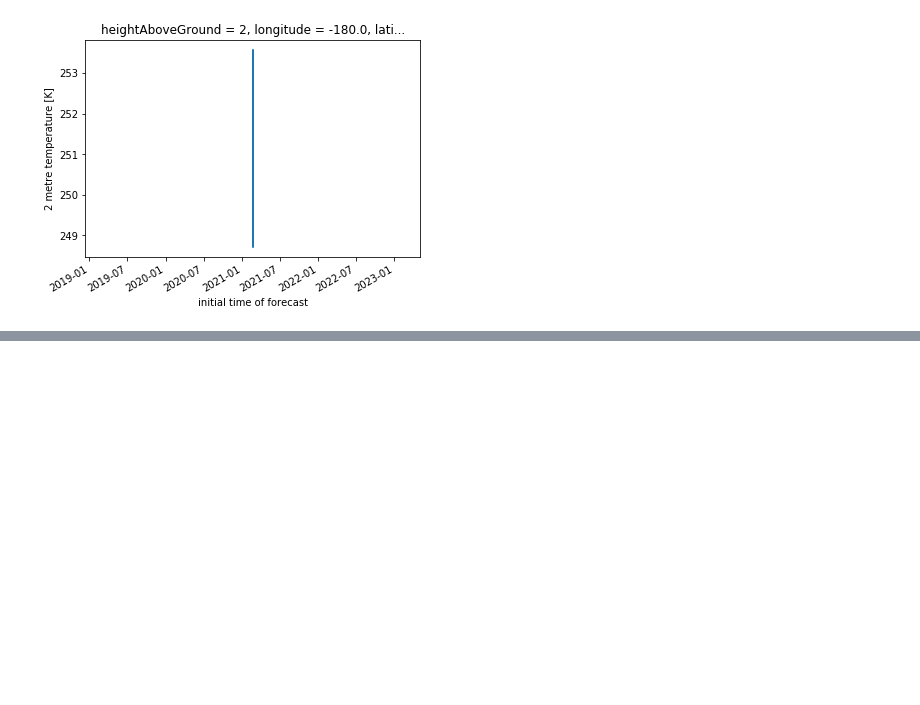
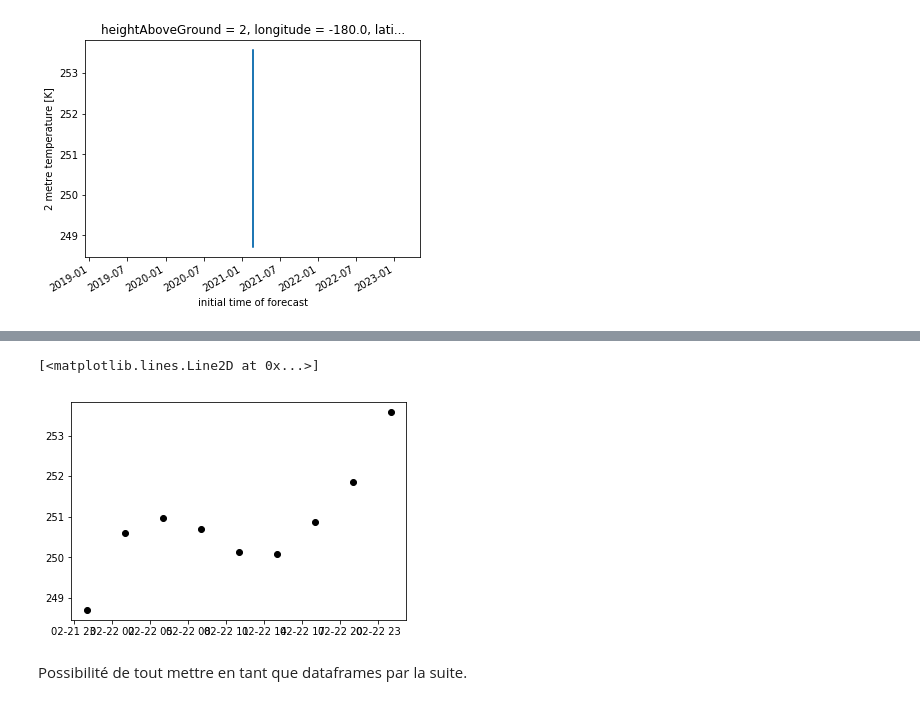
Before and after one commit to tito-am/cmc, a Jupyter notebook: cmc_test.ipynb, the cells around one changed output, grey strips where cells are left out. Cells and saved outputs as stored; diff of their text form; code cells hidden in the pictures; blank space fills up the shorter version.

```diff
--- a/cmc_test.ipynb
+++ b/cmc_test.ipynb
@@ -168,0 +185,2 @@ ds.t2m.isel(longitude=0,latitude=51).plot()
+# %%
+x=ds2.t2m.isel(longitude=0,latitude=51)
@@ -168,0 +200,7 @@ ds.t2m.isel(longitude=0,latitude=51).plot()
+# %%
+plt.plot(ds2.valid_time.values,x.values,'o',color='black')
+# %% [output]
+[<matplotlib.lines.Line2D at 0x...>]
+[figure, added]
+# %% [markdown]
+Possibilité de tout mettre en tant que dataframes par la suite.
```
Also changed, not shown: parts of 4 cells of this notebook.
